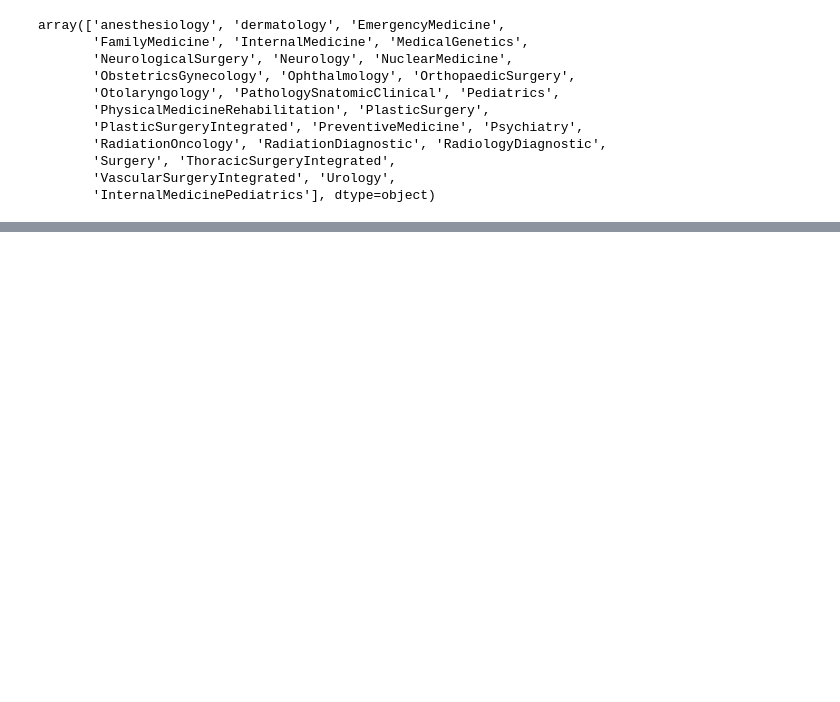
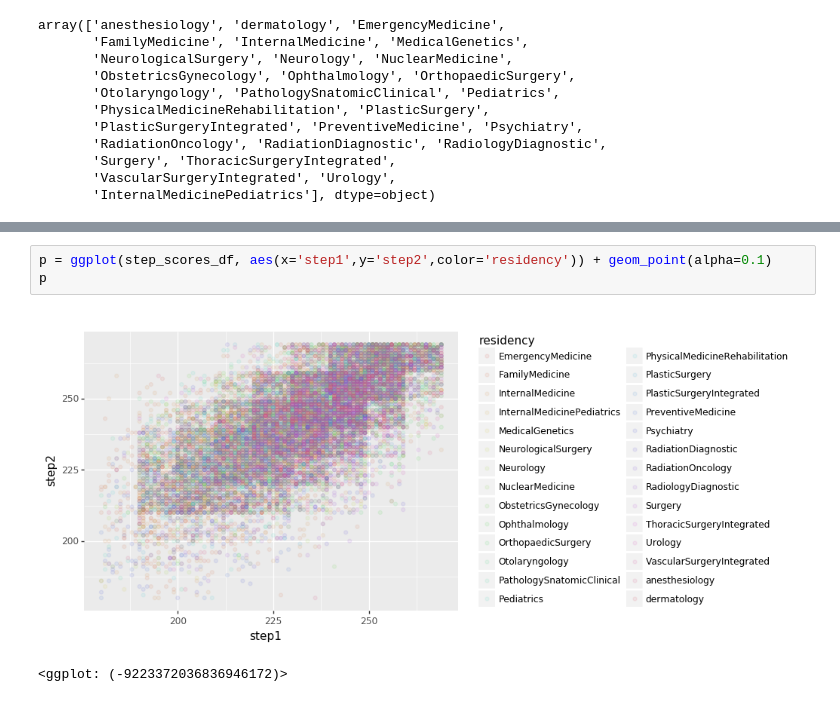
Before and after one commit to MichoelSnow/crtp, a Jupyter notebook: dig_trans_healthcare/Course/overview_of_machine_learning_models/step_scores.ipynb, the cells around one changed output, grey strips where cells are left out. Cells and saved outputs as stored; diff of their text form; blank space fills up the shorter version.

```diff
--- a/dig_trans_healthcare/Course/overview_of_machine_learning_models/step_scores.ipynb
+++ b/dig_trans_healthcare/Course/overview_of_machine_learning_models/step_scores.ipynb
@@ -66,0 +69,6 @@ df.hist()
+# %%
+p = ggplot(step_scores_df, aes(x='step1',y='step2',color='residency')) + geom_point(alpha=0.1)
+p
+# %% [output]
+[figure, added]
+<ggplot: (-9223372036836946172)>
```
Also changed, not shown: parts of 5 cells of this notebook.
